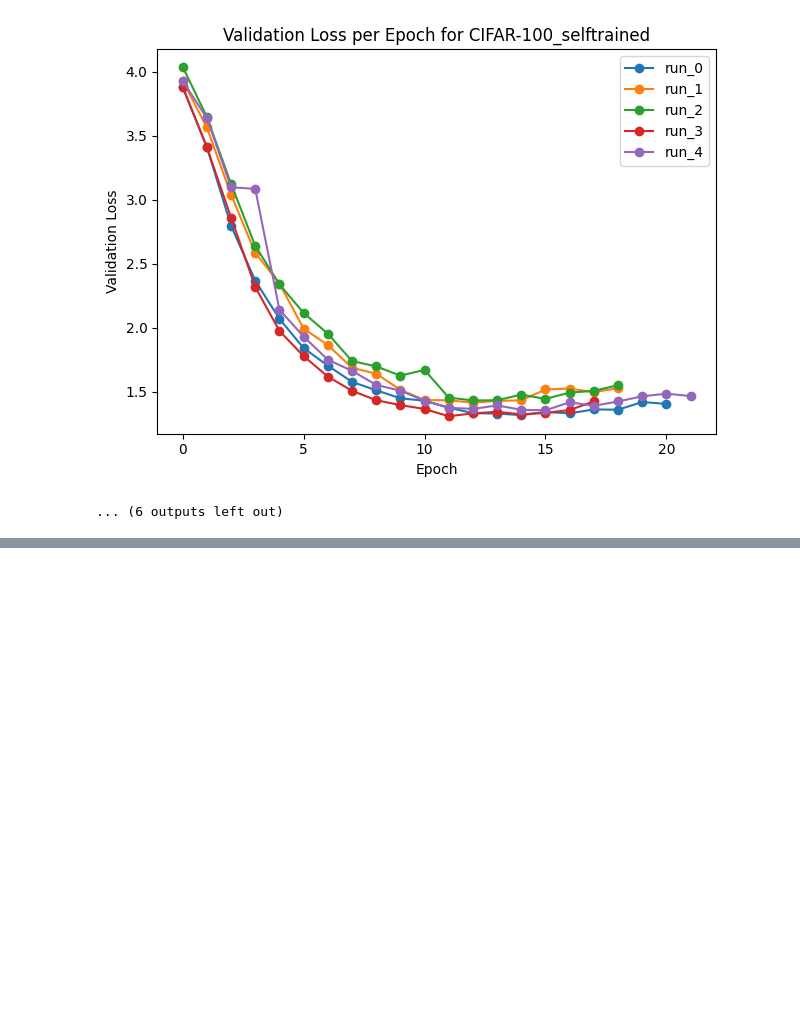
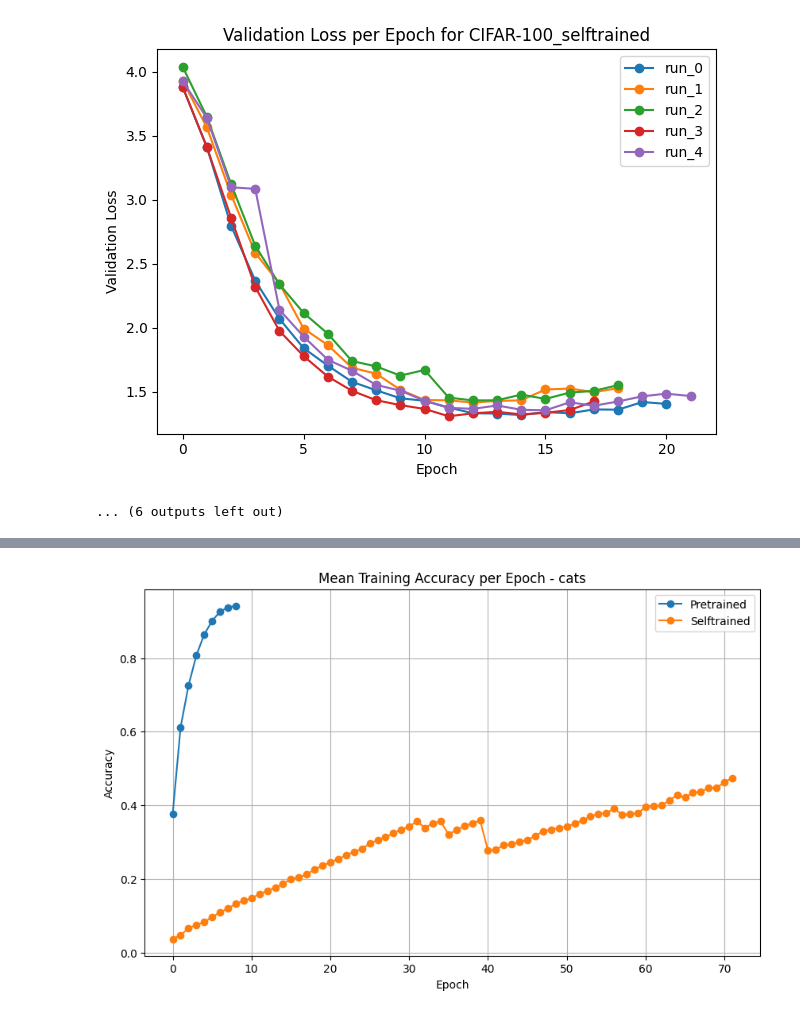
Before and after one commit to not-too-deranged/Studienarbeit, a Jupyter notebook: plots.ipynb, the cells around one changed output, grey strips where cells are left out. Saved outputs shown, nothing was run; the diff lists cells and outputs as text; code cells hidden in the pictures; blank space fills up the shorter version.

Commit message:
plots for paper

```diff
--- a/plots.ipynb
+++ b/plots.ipynb
@@ -370,0 +374,91 @@ for dataset_name, dataset_dirs in datasets.items():
+# %%
+"""This code is supposed to plot the mean training accuracy per epoch and mean training loss per epoch per dataset with selftrained and pretrained in the same plot."""
+
+import numpy as np
+import matplotlib.pyplot as plt
+from tensorboard.backend.event_processing import event_accumulator
+import os
+import re
+
+log_dir = "lightning_logs_per_epoch"
+sub_dir_1 = "lightning_logs_cats_pretrained_logs_2026-01-15_13:30:28"
+sub_dir_2 = "lightning_logs_cats_selftrained_logs_2026-01-15_13:30:28"
+sub_dir_3 = "lightning_logs_CIFAR-100_pretrained_logs_2026-01-15_13:30:28"
+sub_dir_4 = "lightning_logs_CIFAR-100_selftrained_logs_2026-01-15_13:30:28"
+sub_dir_5 = "lightning_logs_places365_pretrained_logs_2026-01-20_19:30:53"
+sub_dir_6 = "lightning_logs_places365_selftrained_logs_2026-01-22_19:22:56"
+cats_dirs = [sub_dir_1, sub_dir_2]
+cifar_dirs = [sub_dir_3, sub_dir_4]
+places365_dirs = [sub_dir_5, sub_dir_6]
+datasets = {"cats": cats_dirs, "CIFAR-100": cifar_dirs, "places365": places365_dirs}
+
+for dataset_name, dataset_dirs in datasets.items():
+    fig_acc, ax_acc = plt.subplots(figsize=(10, 6))
+    fig_loss, ax_loss = plt.subplots(figsize=(10, 6))
+
+    for dataset_dir in dataset_dirs:
+        run_idx = 0
+        full_log_dir = os.path.join(log_dir, dataset_dir)
+
+        all_acc_values = []
+        all_loss_values = []
+
+        for sub_dir in os.walk(full_log_dir):
+            if "version_" in sub_dir[0]:
+                ea = event_accumulator.EventAccumulator(
+                    sub_dir[0],
+                    size_guidance={"scalars": 0},
+                )
+                ea.Reload()
+
+                # List available scalar tags
+                print(ea.Tags()["scalars"])
+
+                # Read your metric for accuracy
+                if len(ea.Tags()["scalars"]) != 0:
+                    acc_events = ea.Scalars("acc/train_epoch")
+                    loss_events = ea.Scalars("loss/train_epoch")
+
+                    # Collect accuracy and loss values
+                    acc_values = [e.value for e in acc_events]
+                    loss_values = [e.value for e in loss_events]
+
+                    all_acc_values.append(acc_values)
+                    all_loss_values.append(loss_values)
+
+                    run_idx += 1
+
+        if all_acc_values:  # Only process if we have data
+            # Find max length and pad arrays
+            max_len = max(len(acc) for acc in all_acc_values)
+            padded_acc_values = [acc + [np.nan] * (max_len - len(acc)) for acc in all_acc_values]
+            padded_loss_values = [loss + [np.nan] * (max_len - len(loss)) for loss in all_loss_values]
+
+            # Compute average accuracy and loss across runs (ignoring NaN values)
+            avg_acc_values = np.nanmean(padded_acc_values, axis=0)
+            avg_loss_values = np.nanmean(padded_loss_values, axis=0)
+
+            # Determine model type from directory name
+            model_type = "Pretrained" if "pretrained" in dataset_dir else "Selftrained"
+
+            # Plot average accuracy
+            epochs = [i for i in range(len(avg_acc_values))]
+            ax_acc.plot(epochs, avg_acc_values, marker="o", label=model_type)
+
+            # Plot average loss
+            ax_loss.plot(epochs, avg_loss_values, marker="o", label=model_type)
+
+    ax_acc.set_title(f"Mean Training Accuracy per Epoch - {dataset_name}")
+    ax_acc.set_xlabel("Epoch")
+    ax_acc.set_ylabel("Accuracy")
+    ax_acc.legend()
+    ax_acc.grid(True)
+
+    ax_loss.set_title(f"Mean Training Loss per Epoch - {dataset_name}")
+    ax_loss.set_xlabel("Epoch")
+    ax_loss.set_ylabel("Loss")
+    ax_loss.legend()
+    ax_loss.grid(True)
+
+    plt.show()
+# %% [output]
@@ -370,0 +475 @@ for dataset_name, dataset_dirs in datasets.items():
+[figure, added]
```
Also changed, not shown: parts of 3 cells of this notebook, 25 other files.
